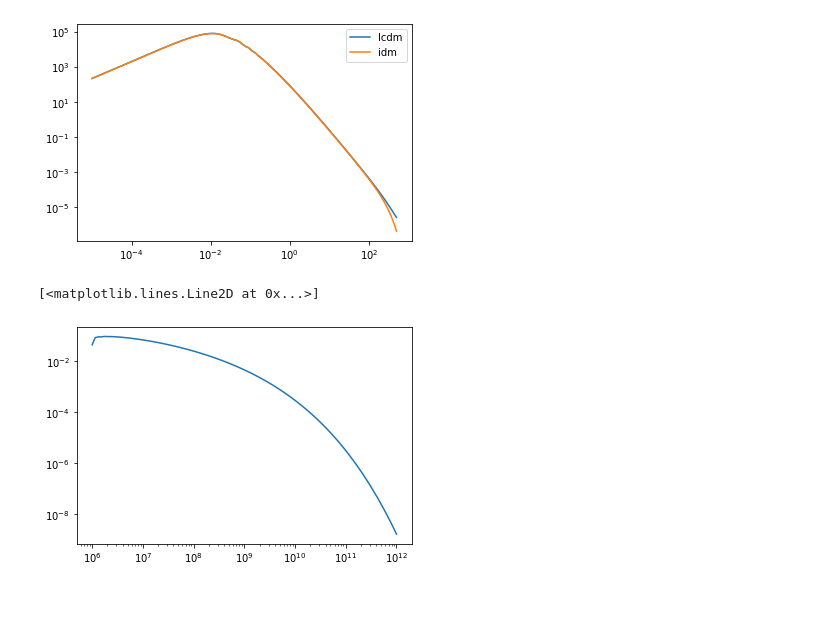
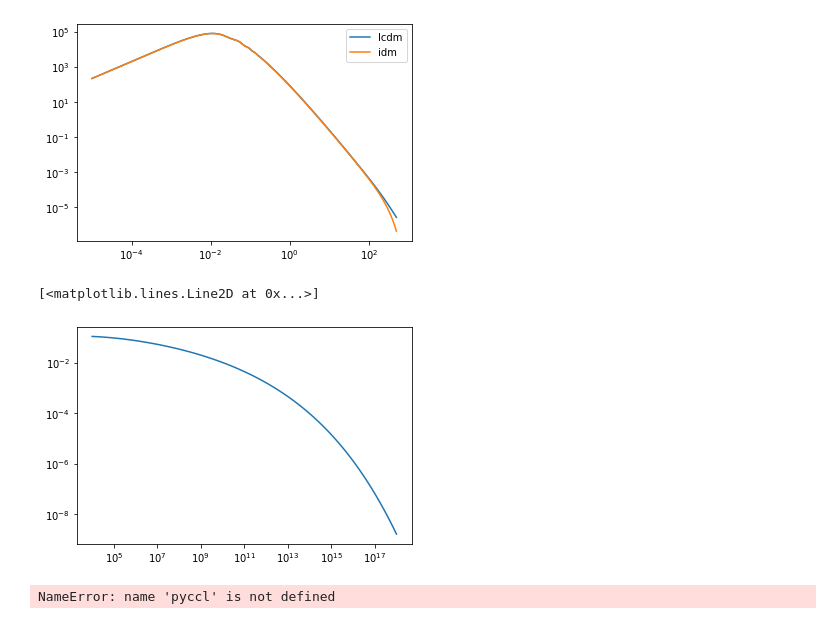
Before and after one commit to treydriskell/millicharge21cm, a Jupyter notebook: scratch/notebooks/test_ccl.ipynb, the cells around one changed output. Drawn from its saved outputs; the diff is of its cells as text; code cells hidden in the pictures.

```diff
--- a/scratch/notebooks/test_ccl.ipynb
+++ b/scratch/notebooks/test_ccl.ipynb
@@ -158,9 +226,15 @@ plt.legend()
 # %%
 import matplotlib.pyplot as plt
 
 # plt.loglog(Mgrid, dndm_lcdm)
 # plt.loglog(Mgrid, dndm_idm)
+
+Mgrid = np.logspace(4, 18, 100)
 plt.loglog(Mgrid, dndm_idm/dndm_lcdm)
 # %% [output]
 [<matplotlib.lines.Line2D at 0x...>]
-[figure, old version]
+[figure, new version]
+# %%
+cosmo = pyccl.Cosmology(Omega_c=0.26030000000000003, Omega_b=0.0486, h=0.6774, n_s=0.9667, sigma8=0.8159, A_s=None, Omega_k=0.0, Omega_g=None, Neff=3.046, w0=-1.0, wa=0.0, T_CMB=None, bcm_log10Mc=14.079181246047625, bcm_etab=0.5, bcm_ks=55.0, mu_0=0.0, sigma_0=0.0, m_nu=0.0, m_nu_type=None, z_mg=None, df_mg=None, transfer_function='boltzmann_camb', matter_power_spectrum='halofit', baryons_power_spectrum='nobaryons', mass_function='tinker10', halo_concentration='duffy2008', emulator_neutrinos='strict')
+# %% [output]
+NameError: name 'pyccl' is not defined
```
Also changed, not shown: parts of 6 cells of this notebook, 3 other files.
